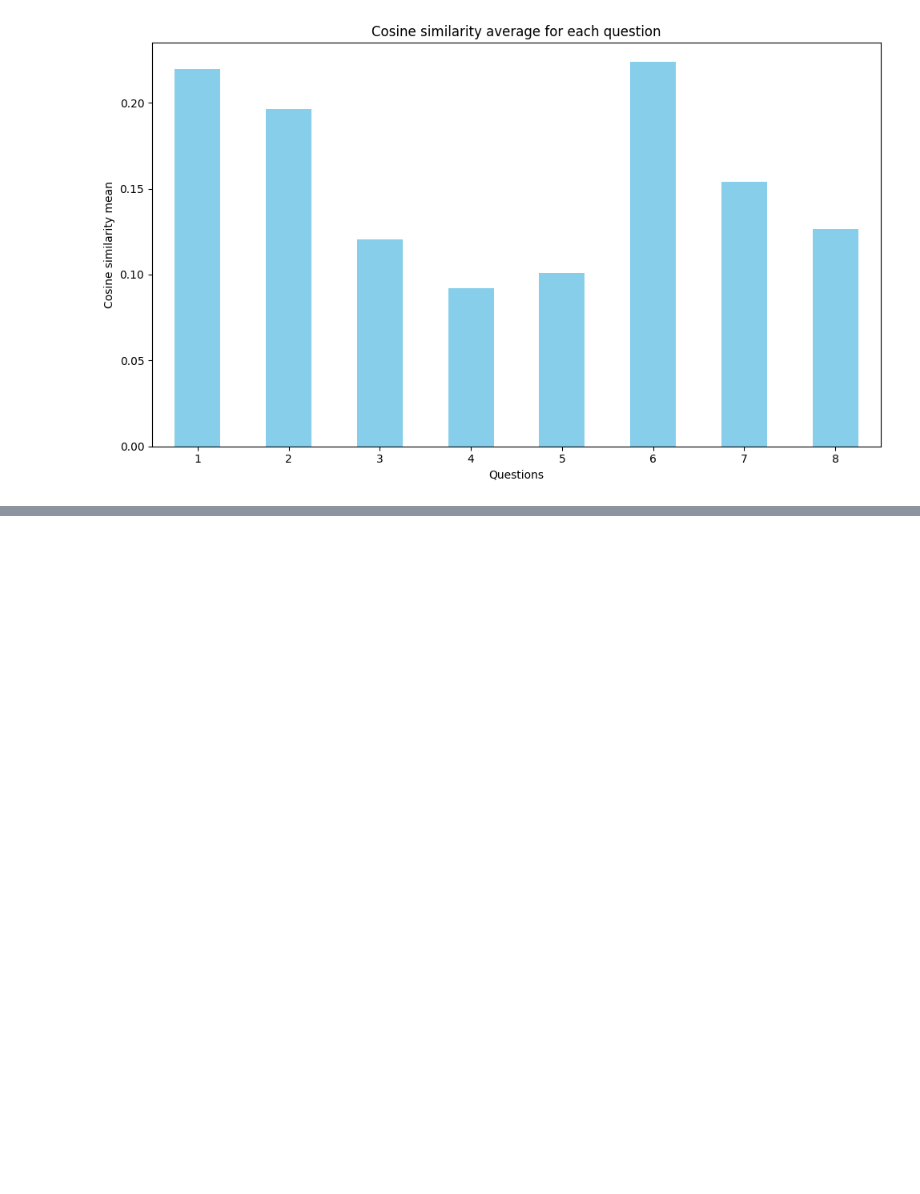
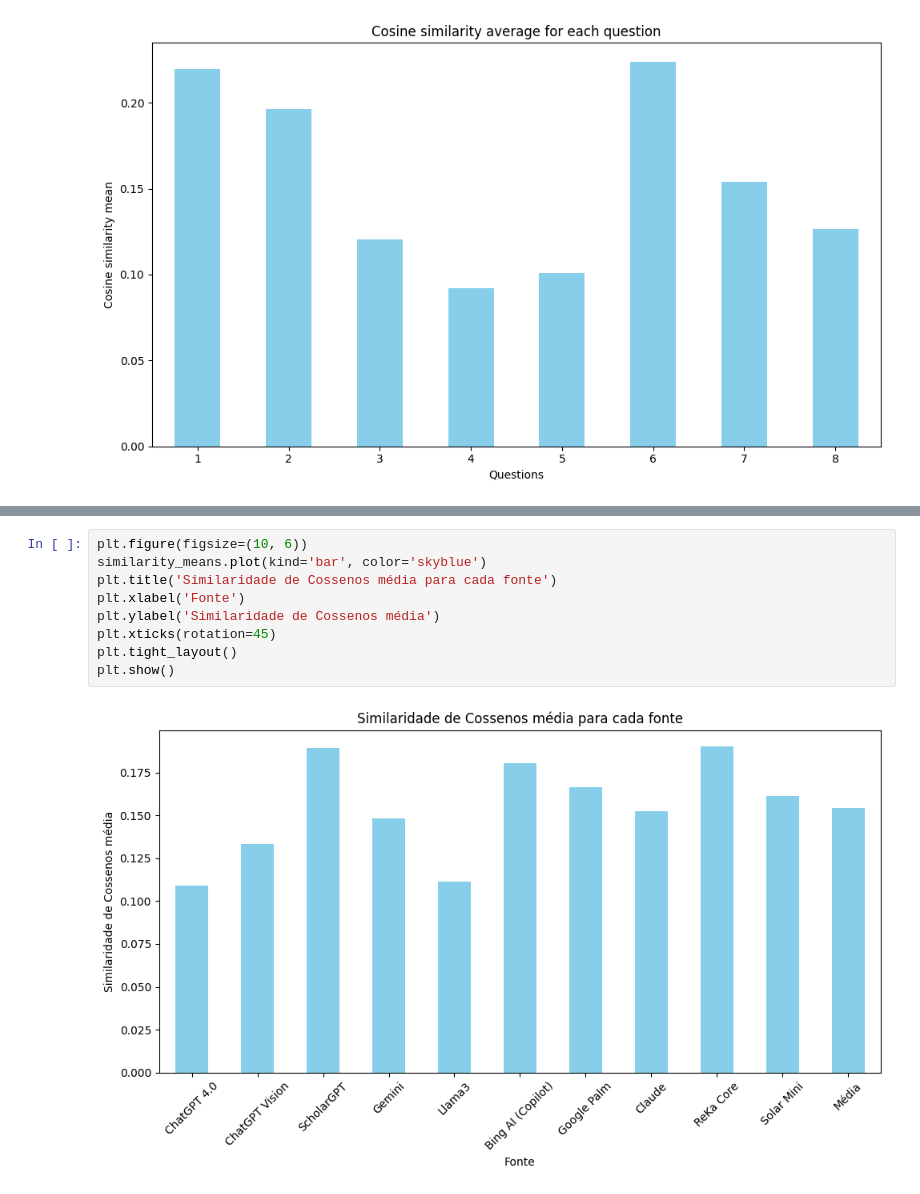
Before and after one commit to gskumlehn/autism-info-llm-comparison, a Jupyter notebook: cosine_similarity.ipynb, the cells around one changed output, grey strips where cells are left out. Saved outputs shown, nothing was run; the diff lists cells and outputs as text; blank space fills up the shorter version.

```diff
--- a/cosine_similarity.ipynb
+++ b/cosine_similarity.ipynb
@@ -120,0 +144,11 @@ plt.show()
+# %%
+plt.figure(figsize=(10, 6))
+similarity_means.plot(kind='bar', color='skyblue')
+plt.title('Similaridade de Cossenos média para cada fonte')
+plt.xlabel('Fonte')
+plt.ylabel('Similaridade de Cossenos média')
+plt.xticks(rotation=45)
+plt.tight_layout()
+plt.show()
+# %% [output]
+[figure, added]
```
Also changed, not shown: parts of 5 cells of this notebook.
